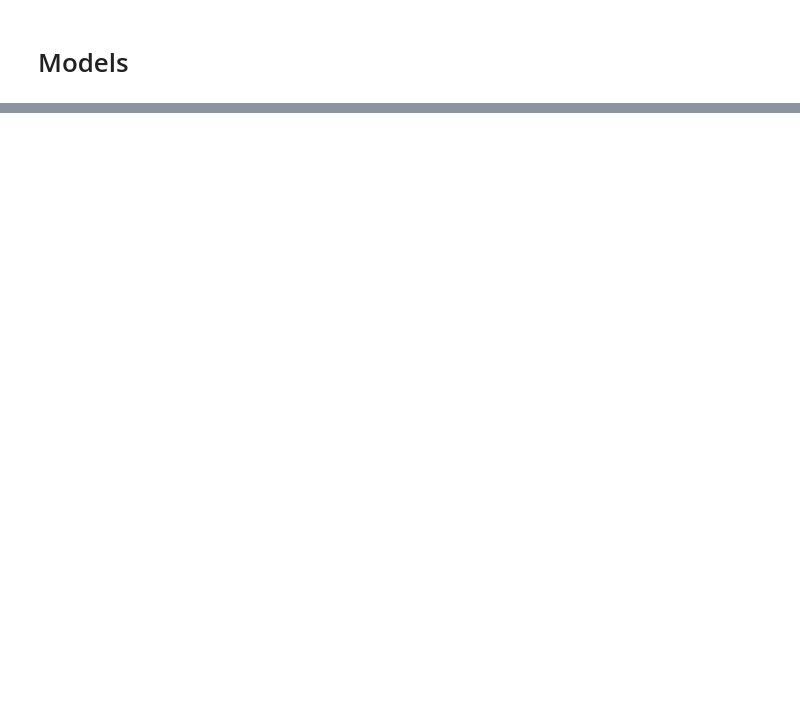
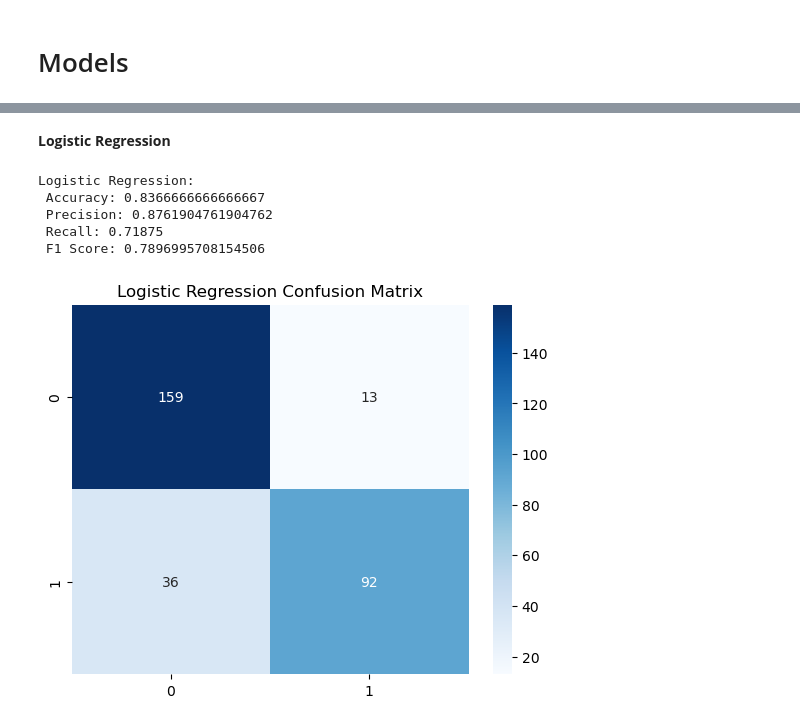
Before and after one commit to somyakatoch/Enginow_MachineLearning_Intership, a Jupyter notebook: Somya Katoch.ipynb, the cells around one changed output, grey strips where cells are left out. Cells and saved outputs as stored; diff of their text form; code cells hidden in the pictures; blank space fills up the shorter version.

```diff
--- a/Somya Katoch.ipynb
+++ b/Somya Katoch.ipynb
@@ -225,3 +281,5 @@ dtype: int64
+# %%
+df = pd.get_dummies(df, drop_first=True)
 # %% [markdown]
 ### Split the data into features and target variable
 # %%
@@ -239,4 +299,13 @@ X_scaled = scaler.fit_transform(numeric_cols)
 # %% [markdown]
 ### Split the data into training and testing sets
 # %%
-x_train, x_test, y_train, y_test = train_test_split(X_scaled, y, test_size=0.2, random_state=42)
+from sklearn.model_selection import train_test_split
+
+X_train, X_test, y_train, y_test = train_test_split(
+    X_scaled, y,
+    test_size=0.2,
+    random_state=42
+)
+
+print("Training set size:", X_train.shape)
+print("Testing set size:", X_test.shape)
@@ -277,0 +349,38 @@ plt.show()
+# %% [markdown]
+**Logistic Regression**
+# %%
+from sklearn.preprocessing import StandardScaler
+
+scaler = StandardScaler()
+x_train_scaled = scaler.fit_transform(x_train)
+x_test_scaled = scaler.transform(x_test)
+# %%
+# Logistic Regression Model (with scaling)
+from sklearn.linear_model import LogisticRegression
+from sklearn.metrics import accuracy_score, precision_score, recall_score, f1_score, confusion_matrix
+import seaborn as sns
+import matplotlib.pyplot as plt
+
+lr_model = LogisticRegression(max_iter=1000, random_state=42)
+lr_model.fit(x_train_scaled, y_train)
+
+y_pred_lr = lr_model.predict(x_test_scaled)
+
+accuracy_lr = accuracy_score(y_test, y_pred_lr)
+precision_lr = precision_score(y_test, y_pred_lr)
+recall_lr = recall_score(y_test, y_pred_lr)
+f1_lr = f1_score(y_test, y_pred_lr)
+cm_lr = confusion_matrix(y_test, y_pred_lr)
+
+print(f"Logistic Regression:\n Accuracy: {accuracy_lr}\n Precision: {precision_lr}\n Recall: {recall_lr}\n F1 Score: {f1_lr}")
+
+sns.heatmap(cm_lr, annot=True, fmt='d', cmap='Blues')
+plt.title('Logistic Regression Confusion Matrix')
+plt.show()
+# %% [output]
+Logistic Regression:
+ Accuracy: 0.8366666666666667
+ Precision: 0.8761904761904762
+ Recall: 0.71875
+ F1 Score: 0.7896995708154506
+[figure, added]
```
Also changed, not shown: parts of 38 cells of this notebook.
